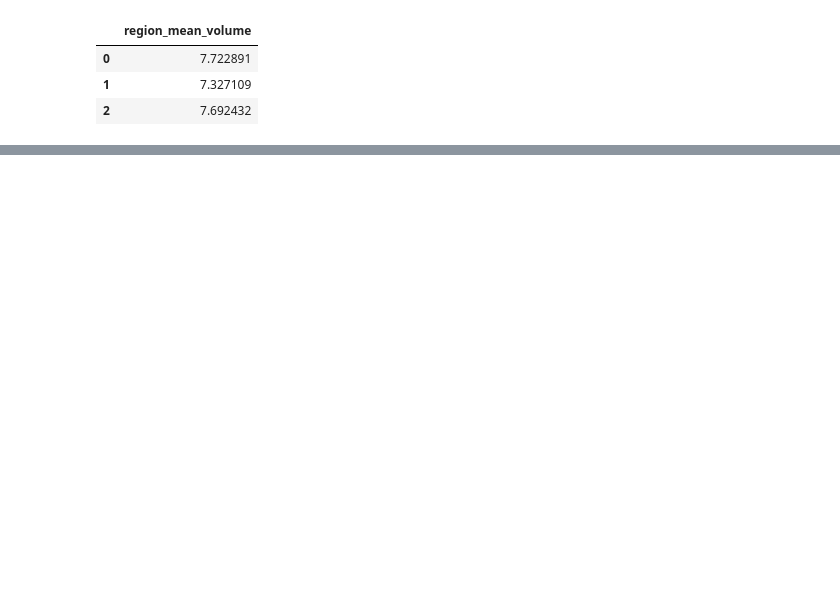
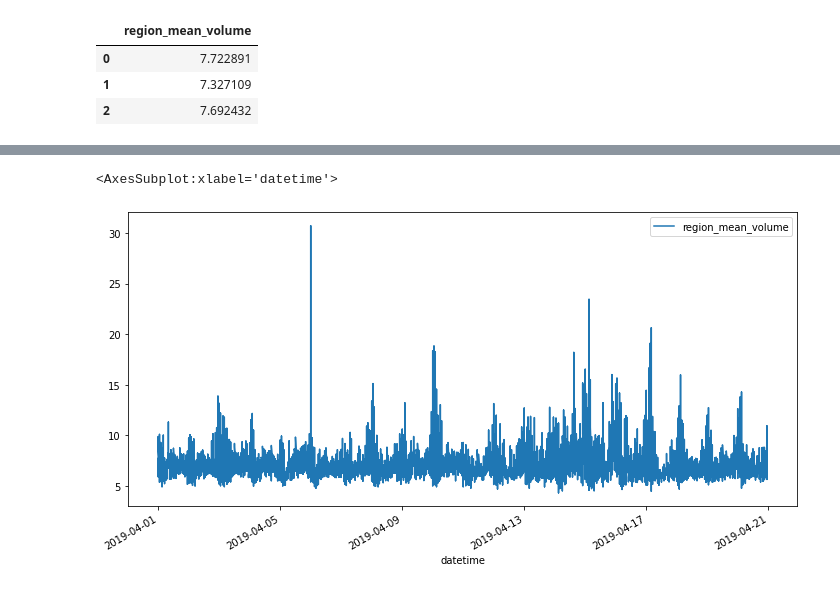
Before and after one commit to D3auuvc/ut-its-project, a Jupyter notebook: Plotting_from_csv.ipynb, the cells around one changed output, grey strips where cells are left out. Drawn from its saved outputs; the diff is of its cells as text; code cells hidden in the pictures; blank space fills up the shorter version.

```diff
--- a/Plotting_from_csv.ipynb
+++ b/Plotting_from_csv.ipynb
@@ -212,0 +247,7 @@ strong multicollinearity problems or that the design matrix is singular.
+# %%
+df_pre['date'] = pd.to_datetime(df_pre['date']) # convert date column to DateTime
+
+# Adding Datetime offset to get proper datetime values for each row
+df_pre['datetime'] = df_pre['date'] + pd.to_timedelta(df_pre['hour'], unit='h')
+df_pre.set_index(pd.DatetimeIndex(df_pre['datetime']), inplace=True)
+df_pre
@@ -212,0 +274,5 @@ strong multicollinearity problems or that the design matrix is singular.
+# %%
+df_pre.plot(x='datetime', y='region_mean_volume', figsize=(12,6))
+# %% [output]
+<AxesSubplot:xlabel='datetime'>
+[figure, added]
```
Also changed, not shown: parts of 14 cells of this notebook, 1 other file.
